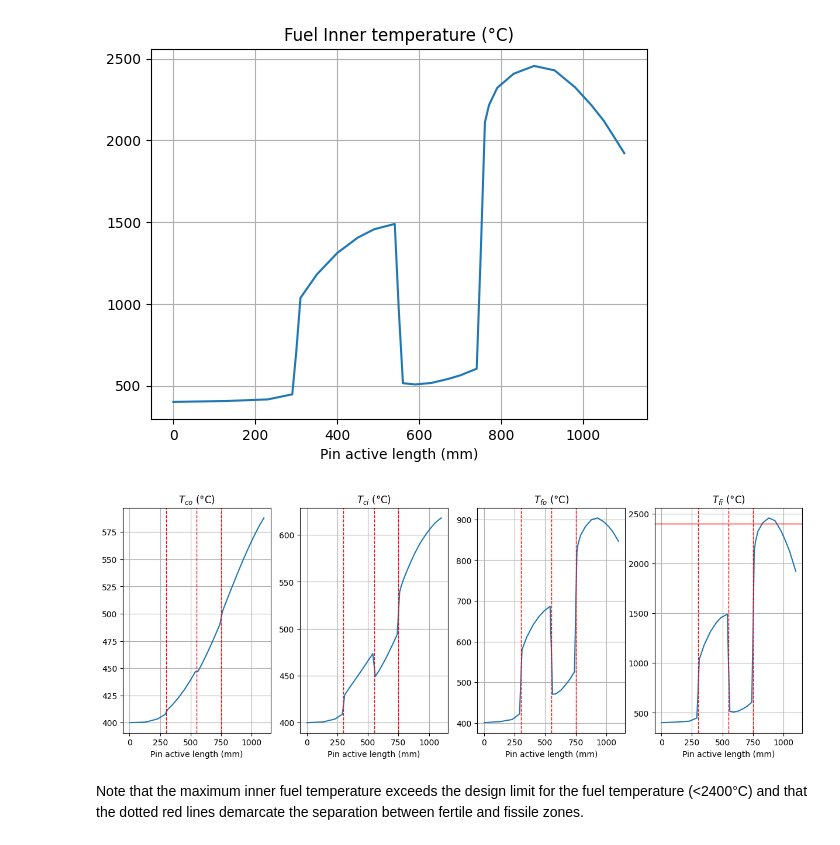
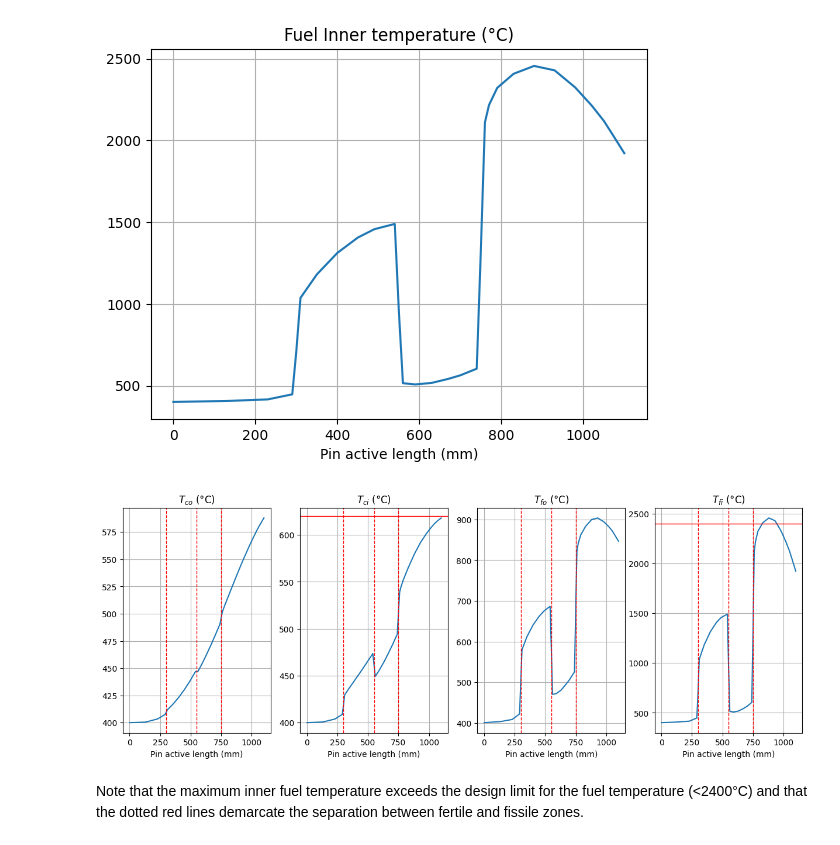
Before and after one commit to Andrea1999Broglia/ASTRID-reactor-fuel-pin-design, a Jupyter notebook: Reactor model.ipynb, the cells around one changed output. Cells and saved outputs as stored; diff of their text form; code cells hidden in the pictures.

```diff
--- a/Reactor model.ipynb
+++ b/Reactor model.ipynb
@@ -541,34 +541,35 @@ fig, axs = plt.subplots(1, 4, figsize=(15,5))
 axs[0].plot(H, Tco)
 axs[0].set_title('$T_{co}$ (°C)')
 axs[0].set_xlabel("Pin active length (mm)")
 axs[0].axvline(x=300, color="r", linestyle="--", linewidth=1)
 axs[0].axvline(x=550, color="r", linestyle="--", linewidth=1)
 axs[0].axvline(x=750, color="r", linestyle="--", linewidth=1)
 axs[0].grid()
 axs[1].plot(H, Tci)
 axs[1].set_title('$T_{ci}$ (°C)')
 axs[1].set_xlabel("Pin active length (mm)")
 axs[1].axvline(x=300, color="r", linestyle="--", linewidth=1)
 axs[1].axvline(x=550, color="r", linestyle="--", linewidth=1)
 axs[1].axvline(x=750, color="r", linestyle="--", linewidth=1)
+axs[1].axhline(y=620, color= "r", linestyle="-", linewidth=1)
 axs[1].grid()
 axs[2].plot(H, Tfo)
 axs[2].set_title('$T_{fo}$ (°C)')
 axs[2].set_xlabel("Pin active length (mm)")
 axs[2].axvline(x=300, color="r", linestyle="--", linewidth=1)
 axs[2].axvline(x=550, color="r", linestyle="--", linewidth=1)
 axs[2].axvline(x=750, color="r", linestyle="--", linewidth=1)
 axs[2].grid()
 axs[3].plot(H, Tfi)
 axs[3].set_title('$T_{fi}$ (°C)')
 axs[3].set_xlabel("Pin active length (mm)")
 axs[3].axvline(x=300, color="r", linestyle="--", linewidth=1)
 axs[3].axvline(x=550, color="r", linestyle="--", linewidth=1)
 axs[3].axvline(x=750, color="r", linestyle="--", linewidth=1)
 axs[3].axhline(y=2400, color= "r", linestyle="-", linewidth=1)
 axs[3].grid()
 # %% [output]
-[figure, old version]
+[figure, new version]
 # %% [markdown]
 Note that the maximum inner fuel temperature exceeds the design limit for the fuel temperature (<2400°C) and that the dotted red lines demarcate the separation between fertile and fissile zones.
 # %% [markdown]
```
Also changed, not shown: parts of 15 cells of this notebook, 1 other file.
